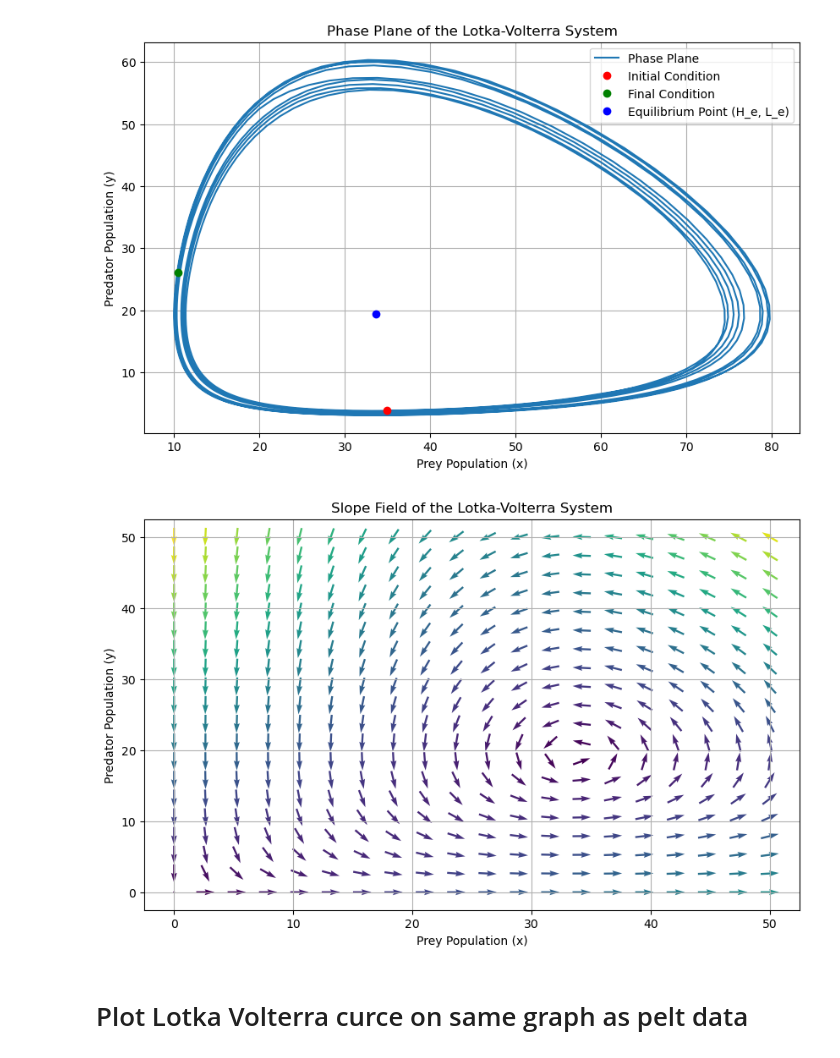
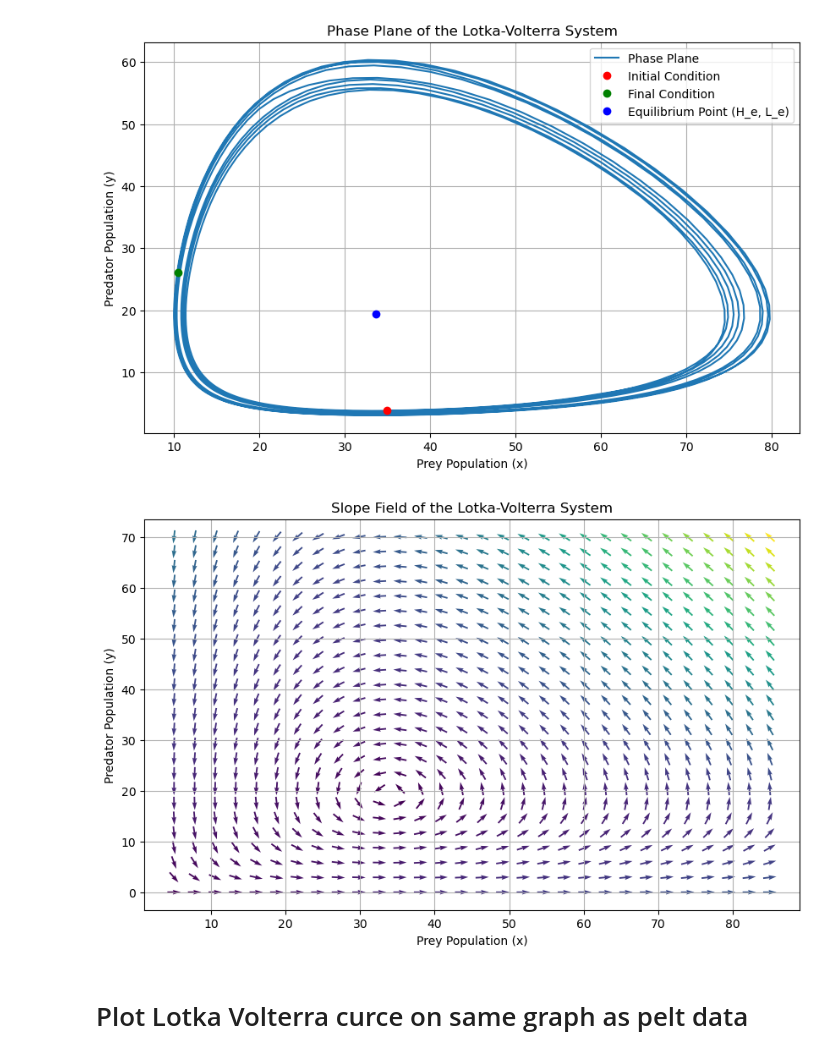
Before and after one commit to robertwhittle/lotka_volterra, a Jupyter notebook: app.ipynb, the cells around one changed output. Saved outputs shown, nothing was run; the diff lists cells and outputs as text; code cells hidden in the pictures.

```diff
--- a/app.ipynb
+++ b/app.ipynb
@@ -74,36 +74,36 @@ plt.figure(figsize=(10, 6))
 plt.plot(sol.y[0], sol.y[1], label='Phase Plane')
 plt.plot(sol.y[0][0], sol.y[1][0], 'ro', label='Initial Condition')
 plt.plot(sol.y[0][-1], sol.y[1][-1], 'go', label='Final Condition')
 plt.plot(H_e, L_e, 'bo', label='Equilibrium Point (H_e, L_e)')
 plt.xlabel('Prey Population (x)')
 plt.ylabel('Predator Population (y)')
 plt.title('Phase Plane of the Lotka-Volterra System')
 plt.legend()
 plt.grid(True)
 plt.show()
 
 
 
 # plot a slope field of the system
 plt.figure(figsize=(10, 6))
-x = np.linspace(0, 50, 20)
-y = np.linspace(0, 50, 20)
+x = np.linspace(5, 85, 30)
+y = np.linspace(0, 70, 25)
 X, Y = np.meshgrid(x, y)
 DX, DY = lotka_volterra(0, [X, Y], alpha, beta, gamma, delta)
 M = np.hypot(DX, DY)
 M[M == 0] = 1.
 DX /= M
 DY /= M
 plt.quiver(X, Y, DX, DY, M, pivot='mid')
 plt.xlabel('Prey Population (x)')
 plt.ylabel('Predator Population (y)')
 plt.title('Slope Field of the Lotka-Volterra System')
 plt.grid(True)
 plt.show()
 # %% [output]
 [figure]
 [figure]
-[figure, old version]
+[figure, new version]
 # %% [markdown]
 # Plot Lotka Volterra curce on same graph as pelt data
 # %%
```
Also changed, not shown: parts of 2 cells of this notebook.
